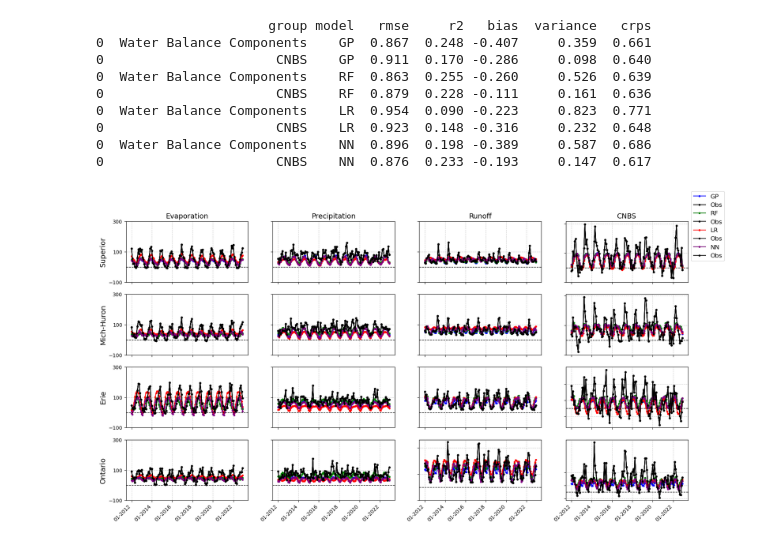
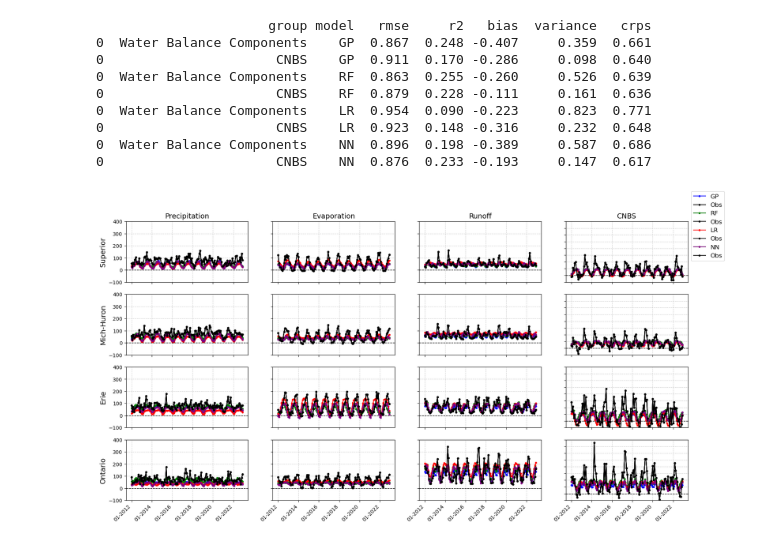
Before and after one commit to great-lakes-ai-lab/cnbs-predictor, a Jupyter notebook: notebooks/verification/cnbs_predictor_verification.ipynb, the cells around one changed output. Drawn from its saved outputs; the diff is of its cells as text; code cells hidden in the pictures.

```diff
--- a/notebooks/verification/cnbs_predictor_verification.ipynb
+++ b/notebooks/verification/cnbs_predictor_verification.ipynb
@@ -293,15 +293,14 @@ import matplotlib.pyplot as plt
 import matplotlib.dates as mdates
 import numpy as np
 import pandas as pd
-from itertools import product
 
 # Define model colors
 model_colors = {'GP': 'blue', 'RF': 'green', 'LR': 'red', 'NN': 'purple'}
 
 # Define lake names and components
 lakes = ['superior', 'michigan-huron', 'erie', 'ontario']
-components = ['evaporation', 'precipitation', 'runoff', 'cnbs']
-titles = ['Evaporation', 'Precipitation', 'Runoff', 'CNBS']
+components = ['precipitation', 'evaporation', 'runoff', 'cnbs']
+titles = ['Precipitation', 'Evaporation', 'Runoff', 'CNBS']
 ylabels = ['Superior', 'Mich-Huron', 'Erie', 'Ontario']
 
 # Create subplot grid
@@ -328,32 +327,43 @@ for row, lake in enumerate(lakes):
             ax.plot(model_df['date'], model_df[obs_column], marker='o', markersize=3,
                     color='black', linewidth=1.5, label='Obs')
 
         ax.axhline(0, color='black', linestyle='--', linewidth=1)
         ax.grid(True, linestyle='--', alpha=0.6)
-        ax.set_yticks(np.arange(-100, 500, 200))
+        ax.set_yticks(np.arange(-1000, 1000, 100))
 
         # Set titles and labels
         if row == 0:
             ax.set_title(titles[col], fontsize=14)
         if row == 3:
             ax.xaxis.set_major_formatter(mdates.DateFormatter('%m-%Y'))
             ax.tick_params(axis='x', rotation=45)
             for label in ax.get_xticklabels():
                 label.set_horizontalalignment('right')
         else:
             ax.set_xticklabels([])
 
         if col == 0:
             ax.set_ylabel(ylabels[row], fontsize=14)
         else:
             ax.set_yticklabels([])
+        if col == 3:
+            ax.set_ylim(-100, 800)
+        else:
+            ax.set_ylim(-100, 400)
 
 # Add legend once
 axs[0, 3].legend(loc='lower left', bbox_to_anchor=(1, 0.3), fontsize=12)
+
+start_date = pd.to_datetime('2014-01-01')
+end_date = pd.to_datetime('2015-01-01')
+
+#for ax_row in axs:
+#    for ax in ax_row:
+#        ax.set_xlim(start_date, end_date)
 
 # Save and show plot
 #plt.tight_layout()
 plt.savefig('CNBS_forecasts.png', dpi=300)
 plt.show()
 # %% [output]
-[figure, old version]
+[figure, new version]
```
Also changed, not shown: parts of 3 cells of this notebook, 6 other files.
